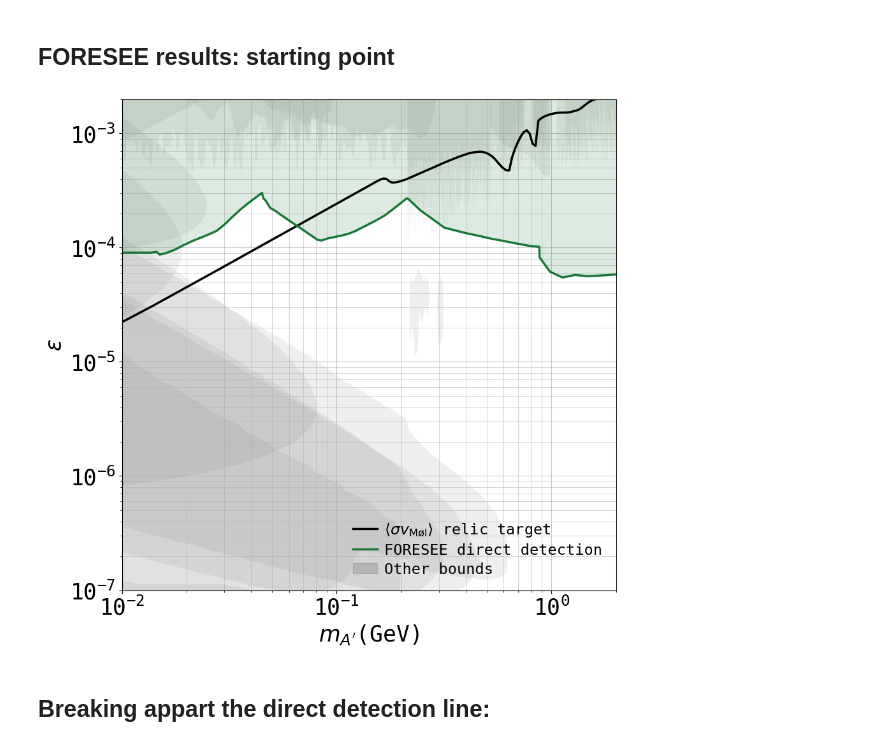
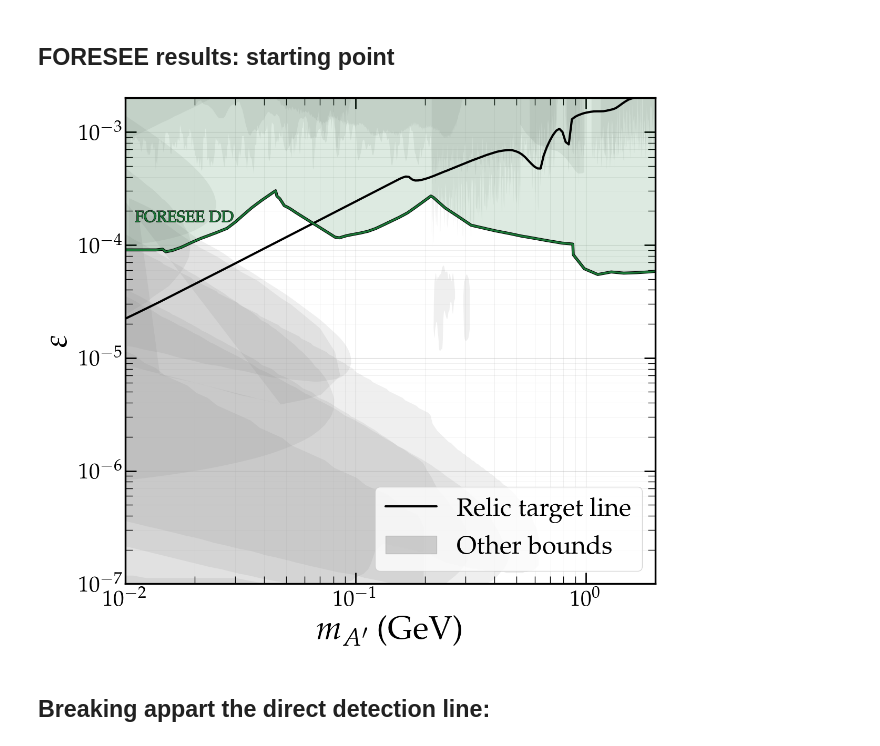
Before and after one commit to sgogoeg/bcgs_internship, a Jupyter notebook: Code/Direct_detection.ipynb, the cells around one changed output. Saved outputs shown, nothing was run; the diff lists cells and outputs as text; code cells hidden in the pictures.

```diff
--- a/Code/Direct_detection.ipynb
+++ b/Code/Direct_detection.ipynb
@@ -527,96 +515,25 @@ for path in sorted(glob.glob("data/Kling/Lines/bounds_*.txt")):
 # %%
 ## Creating a plot:
 
-fig, ax = plt.subplots(figsize=(10, 10))
+fig, ax = plt.subplots()
 
-ax.set_xlabel(r"$m_{A'}$(GeV)")
-ax.set_ylabel(r"$\epsilon$")
+SetupAxes(ax, ylim = (1e-7, 2e-3))
 
-## Log Axis
-ax.set_xscale('log')
-ax.set_yscale('log')
+ax.plot(ma_relic_w, eps_relic_w, color = C_RELIC,
+        label = r"Relic target line")
 
-## Major grid:
-ax.grid(True, which='major', linestyle='-', linewidth=0.75, alpha=0.75)
+PlotOtherBounds(ax)
 
-## Minor ticks and grid:
-ax.minorticks_on()
-ax.grid(True, which='minor', linestyle='-', linewidth=0.5, alpha=0.75)
+PlotConstraint(ax, ma_DD_kling_line, eps_DD_kling_line, edgecolor = C_KLING,
+               label = r"FORESEE DD", label_pos = [1.1e-2, 1.6e-4], rotation = 0)
 
-ax.set_axisbelow(True) # Ensure grid is below data
-
-ax.plot(ma_relic_w, eps_relic_w, color = 'black', linewidth = 2.5,
-        label = r"$\left\langle \sigma v_{\rm M\o l} \right\rangle$ relic target")
-
-ax.plot(mlims, eplims, color = 'red', linewidth = 2.5)
-
-ax.fill_between(mlims, eplims,
-                1,
-                color='red',
-                alpha=0.15,
-                zorder=1)
-
-ax.plot(mlims_XENONnT, eplims_XENONnT,
-        color = '#2a78d6', linewidth = 2.5)
-
-ax.fill_between(mlims_XENONnT, eplims_XENONnT,
-                1,
-                color='#2a78d6',
-                alpha=0.15,
-                zorder=1)
-
-# All sixteen shaded as one grey family: individually they would need
-# sixteen legend entries and would bury the direct detection lines, and what
-# matters here is only which part of the plane they already cover.
-for _name, _b in bounds_lines.items():
-    ax.fill(_b[:, 0], _b[:, 1], color = '#7e7e7e', alpha = 0.12,
-            linewidth = 0, zorder = 0)
-
-# One proxy handle for the family as a whole.
-ax.fill(np.nan, np.nan, color = '#7e7e7e', alpha = 0.35,
-        label = r"Other bounds")
-
-ax.plot(ma_DD_kling_line, eps_DD_kling_line,
-        color = '#1b7837', linewidth = 2.5, label = r"FORESEE direct detection")
-
-ax.fill(ma_DD_kling, eps_DD_kling,
-        color = '#1b7837',
-        alpha = 0.15,
-        zorder = 1)
-
-## Setting a costumised legend:
-handles, labels = ax.get_legend_handles_labels() # get all legend items
-desired_order = [0,2,1]  # change the order of legend elements
-
-ax.legend(
-    [handles[i] for i in desired_order],
-    [labels[i] for i in desired_order],
-    loc = 'lower right',           # the lower right of the axes is empty
-    ncol = 1,                      # stacked, to keep it narrow
-    fontsize = 17,
-    labelspacing = 0.3,
-    handlelength = 1.6,
-    handletextpad = 0.5,
-    borderpad = 0.4,
-    frameon = False                # removes legend border
-)
-
-# Define how much to zoom out from the data plotting range (cm):
-x_min = 1e-2
-x_max = 2e0
-
-y_min = 1e-7
-y_max = 2e-3
-
-# Set the new plotting limits explicitly
-ax.set_xbound(x_min, x_max)
-ax.set_ybound(y_min, y_max)
+ax.legend(loc = 'lower right')
 
 # Save and show the figure:
 plt.savefig("figures/relic_abundance_XENONnT_LZ.pdf", bbox_inches='tight')
 plt.show()
 # %% [output]
-[figure, old version]
+[figure, new version]
 # %% [markdown]
 ## Breaking appart the direct detection line:
 # %%
```
Also changed, not shown: parts of 20 cells of this notebook, 24 other files.
